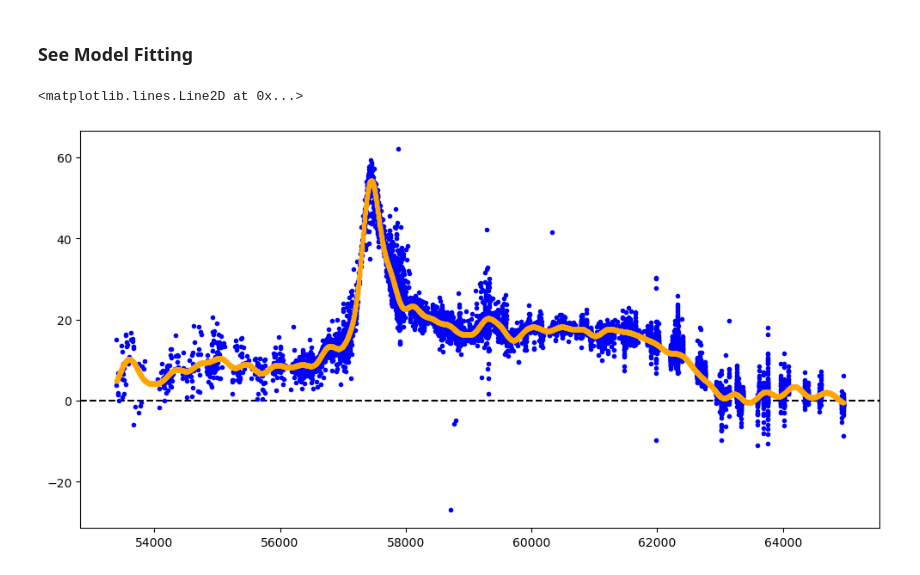
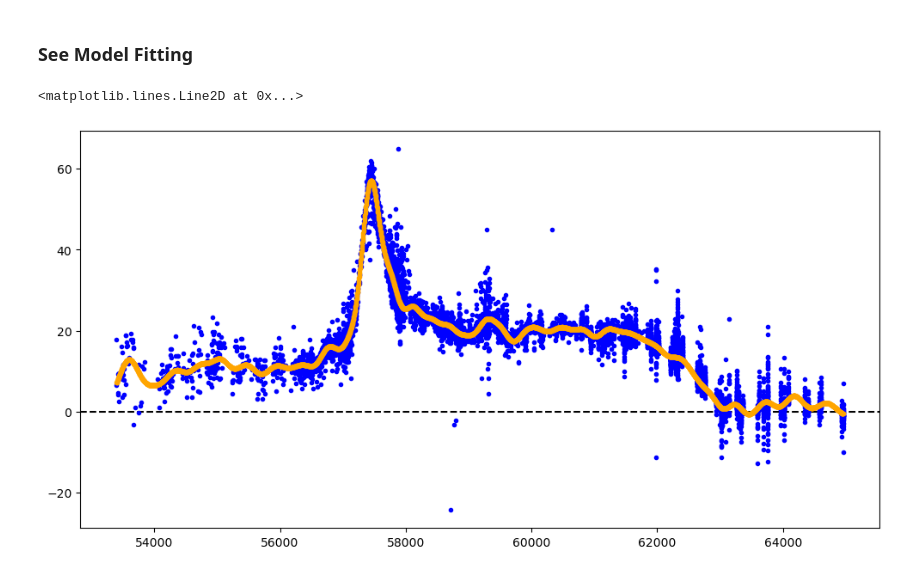
Before and after one commit to xiaolng/EtaCarEchoes, a Jupyter notebook: python_fitting/Iter2_z.ipynb, the cells around one changed output. Drawn from its saved outputs; the diff is of its cells as text; code cells hidden in the pictures.

```diff
--- a/python_fitting/Iter2_z.ipynb
+++ b/python_fitting/Iter2_z.ipynb
@@ -188,15 +188,15 @@ c_t4, c_mu4, c_std4 = get_LCfit(comb4, metric=5e4)
     ## Combine LC data
 
 tls_m = np.concatenate([comb1.t['mjd'].values, comb2.t['mjd'].values, comb3.t['mjd'].values, comb4.t['mjd'].values])
-fls_m = np.concatenate([comb1.t['mJyas2'].values, comb2.t['mJyas2'].values, comb3.t['mJyas2'].values, comb4.t['mJyas2'].values])
-ferrls_m = np.concatenate([comb1.t['mJyas2_err'].values, comb2.t['mJyas2_err'].values, comb3.t['mJyas2_err'].values, comb4.t['mJyas2_err'].values])
+fls_m = np.concatenate([comb1.t['muJyas2'].values, comb2.t['muJyas2'].values, comb3.t['muJyas2'].values, comb4.t['muJyas2'].values])
+ferrls_m = np.concatenate([comb1.t['muJyas2_err'].values, comb2.t['muJyas2_err'].values, comb3.t['muJyas2_err'].values, comb4.t['muJyas2_err'].values])
 
 ord_inds_m = tls_m.argsort()
 tls_m = tls_m[ord_inds_m]
 fls_m = fls_m[ord_inds_m]
 ferrls_m = ferrls_m[ord_inds_m]
 
-comb_m_data = {'mjd': tls_m, 'mJyas2': fls_m, 'mJyas2_err': ferrls_m}
+comb_m_data = {'mjd': tls_m, 'muJyas2': fls_m, 'muJyas2_err': ferrls_m}
 comb_m = pdastrostatsclass()
 comb_m.t = comb_m.t.assign(**comb_m_data)
 # %%
@@ -272,10 +272,10 @@ comb_m.t.to_csv('LC_tables/models/zLC_data2.csv', index=False)
 # %%
 ### Plot Model
 
 plt.subplots(dpi = 100, figsize = [12,6])
-plt.errorbar(comb_m.t['mjd'], comb_m.t['mJyas2'], fmt='.', ecolor='black', color='blue')
+plt.errorbar(comb_m.t['mjd'], comb_m.t['muJyas2'], fmt='.', ecolor='black', color='blue')
 plt.errorbar(m_t, m_mu, fmt='--.', ecolor='black', color='orange')
 plt.axhline(y=0, linestyle='--', color='black')
 # %% [output]
 <matplotlib.lines.Line2D at 0x...>
-[figure, old version]
+[figure, new version]
```
Also changed, not shown: parts of 5 cells of this notebook, 3 other files.
